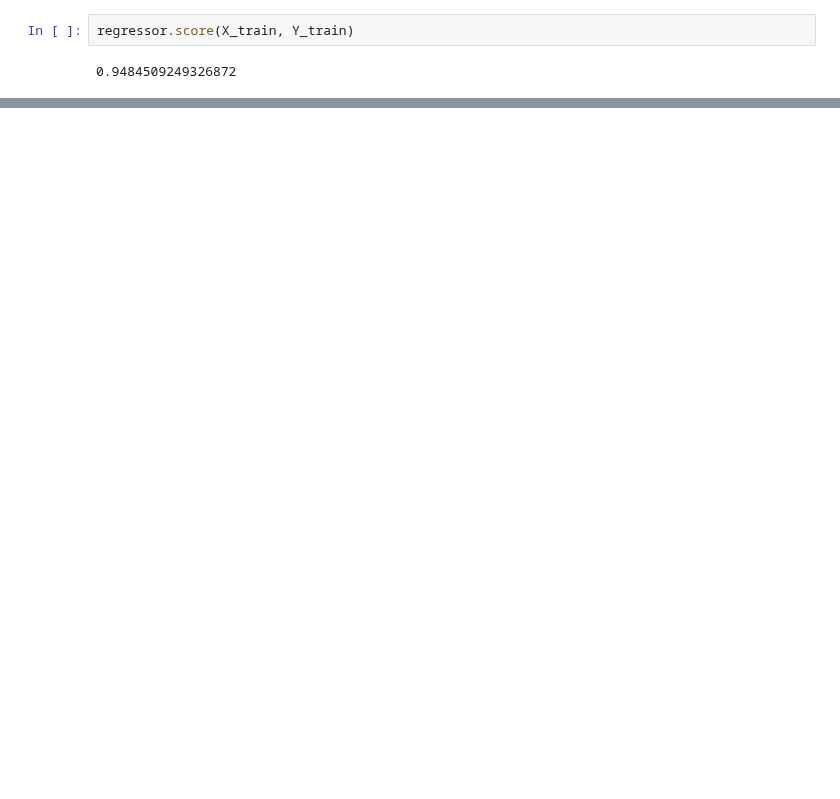
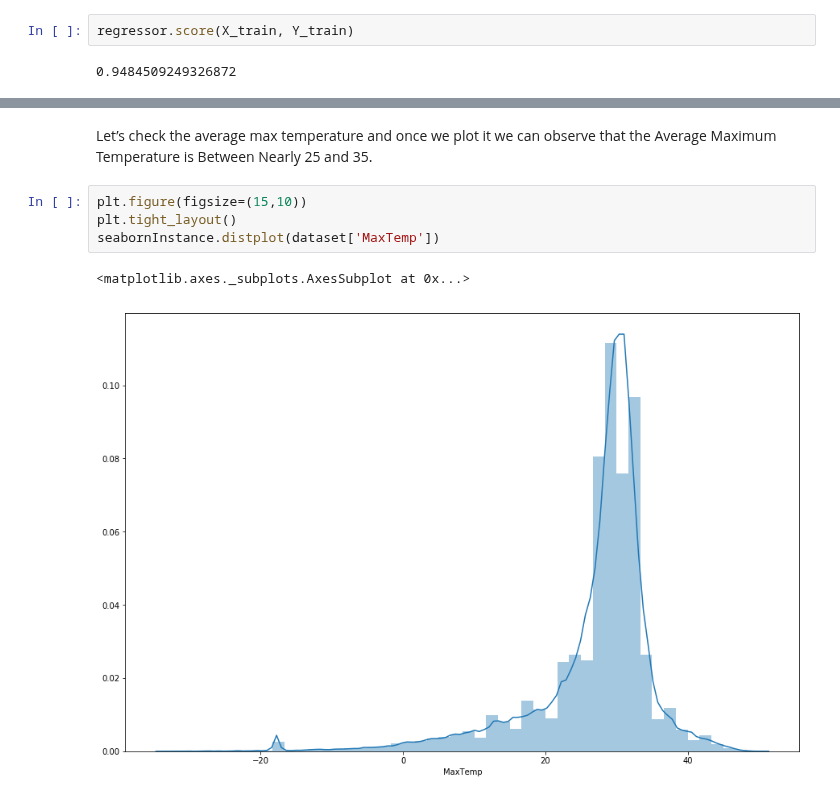
Before and after one commit to marcelomiky/python_code, a Jupyter notebook: ML/Day2/Simple Linear Regression.ipynb, the cells around one changed output, grey strips where cells are left out. Cells and saved outputs as stored; diff of their text form; blank space fills up the shorter version.

```diff
--- a/ML/Day2/Simple Linear Regression.ipynb
+++ b/ML/Day2/Simple Linear Regression.ipynb
@@ -45,0 +213,9 @@ regressor.score(X_train, Y_train)
+# %% [markdown]
+Let’s check the average max temperature and once we plot it we can observe that the Average Maximum Temperature is Between Nearly 25 and 35.
+# %%
+plt.figure(figsize=(15,10))
+plt.tight_layout()
+seabornInstance.distplot(dataset['MaxTemp'])
+# %% [output]
+<matplotlib.axes._subplots.AxesSubplot at 0x...>
+[figure, added]
```
Also changed, not shown: parts of 47 cells of this notebook, 2 other files.
